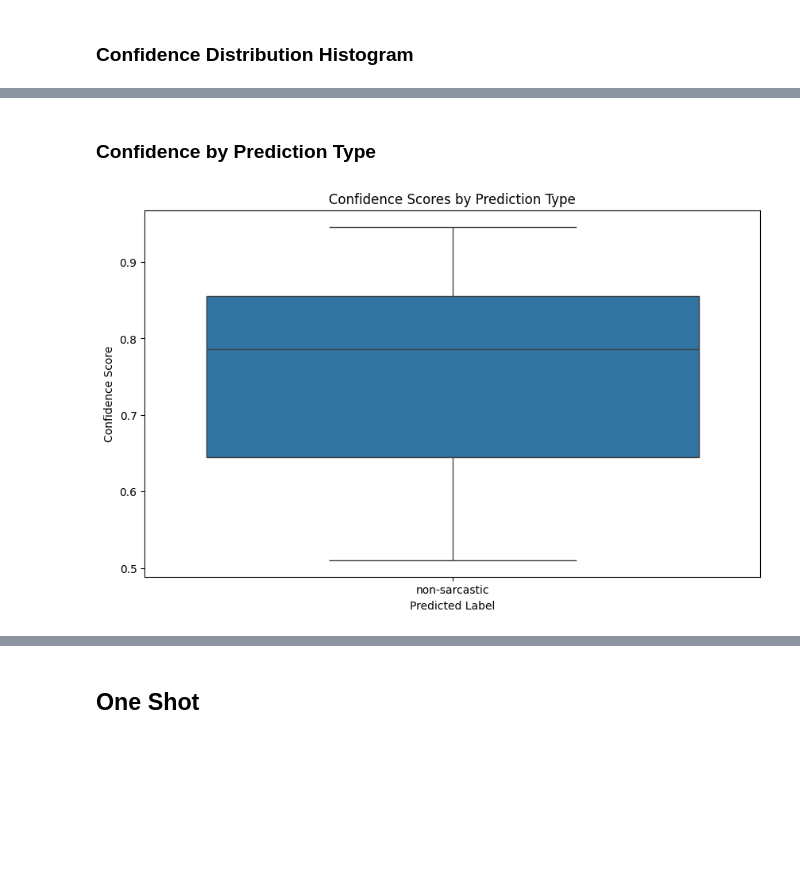
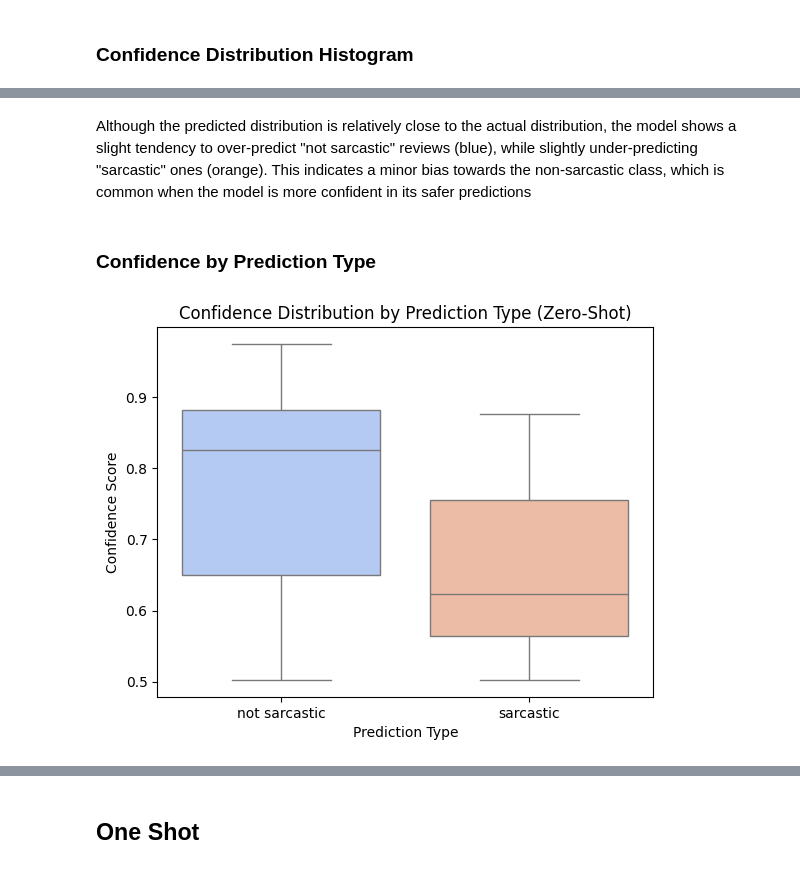
Before and after one commit to kozoB/steam-sarcasm-detection, a Jupyter notebook: Steam_Reviews_Sarcasm_Detection_Project.ipynb, the cells around one changed output, grey strips where cells are left out. Cells and saved outputs as stored; diff of their text form; code cells hidden in the pictures; blank space fills up the shorter version.

Commit message:
Finished zero shot-text only, started one shot

```diff
--- a/Steam_Reviews_Sarcasm_Detection_Project.ipynb
+++ b/Steam_Reviews_Sarcasm_Detection_Project.ipynb
@@ -214,6 +215,9 @@ text_test_df['zero_shot_prediction_numeric'] = text_test_df['zero_shot_predictio
     "not sarcastic": 0
 })
 
+# Create a column indicating if the prediction was correct
+text_test_df['correct'] = (text_test_df['zero_shot_prediction_numeric'] == text_test_df['sarcasm_label'])
+
 # Evaluate performance
 print("\nZero-Shot Classification Report:")
 print(classification_report(
@@ -298,11 +401,18 @@ plt.show()
+# %% [markdown]
+Although the predicted distribution is relatively close to the actual distribution, the model shows a slight tendency to over-predict "not sarcastic" reviews (blue), while slightly under-predicting "sarcastic" ones (orange). This indicates a minor bias towards the non-sarcastic class, which is common when the model is more confident in its safer predictions
 # %% [markdown]
 ### Confidence by Prediction Type
 # %%
-plt.figure(figsize=(10, 6))
-sns.boxplot(x='predicted_label', y='confidence_score', data=sample_reviews)
-plt.title('Confidence Scores by Prediction Type')
-plt.xlabel('Predicted Label')
-plt.ylabel('Confidence Score')
+sns.boxplot(
+    x='zero_shot_prediction',
+    y='confidence_score',
+    data=text_test_df,
+    hue='zero_shot_prediction',
+    palette="coolwarm"
+)
+plt.title("Confidence Distribution by Prediction Type (Zero-Shot)")
+plt.xlabel("Prediction Type")
+plt.ylabel("Confidence Score")
 plt.show()
 # %% [output]
-[figure, old version]
+[figure, new version]
```
Also changed, not shown: parts of 20 cells of this notebook.
